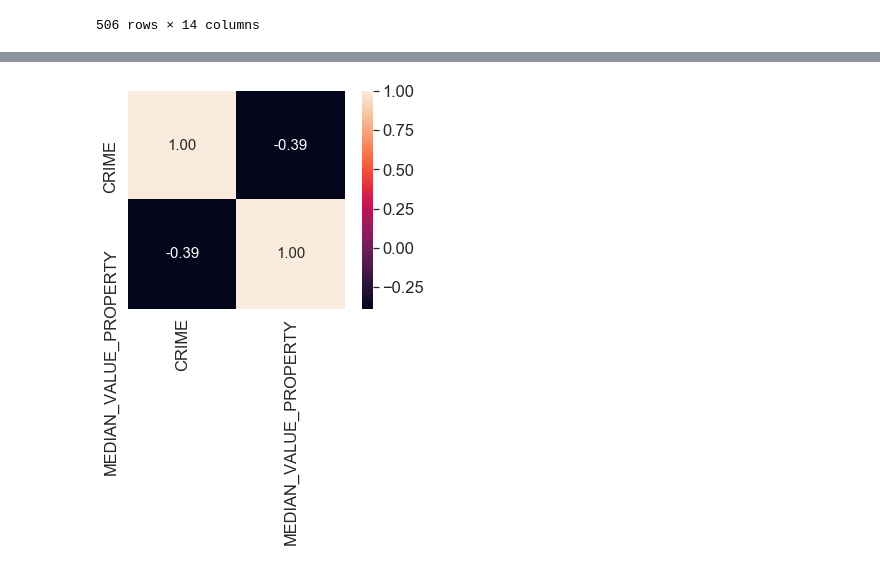
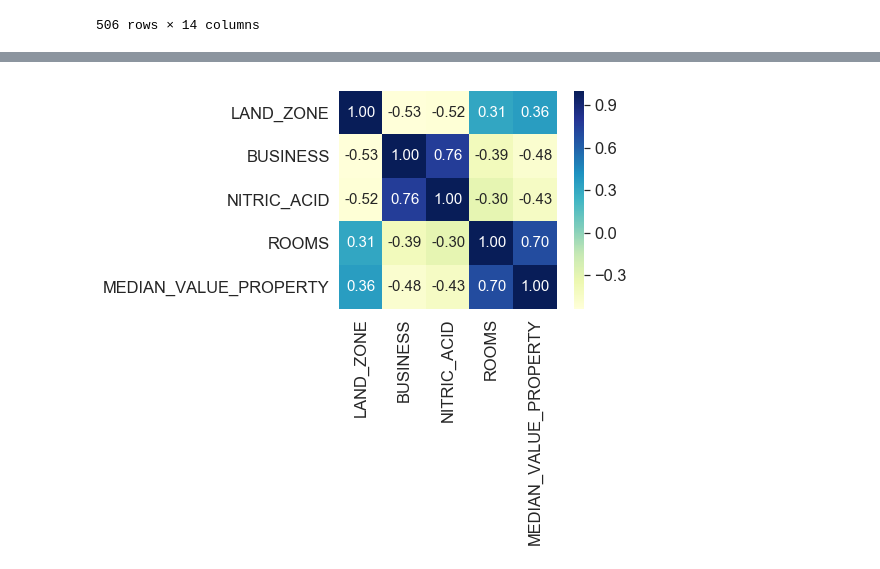
Before and after one commit to SedarOlmez94/coursework_2_LIDA, a Jupyter notebook: Linear regression.ipynb, the cells around one changed output, grey strips where cells are left out. Cells and saved outputs as stored; diff of their text form; code cells hidden in the pictures.

Commit message:
The heatmap is implemented, also the size was increase to make it more readable.

```diff
--- a/Linear regression.ipynb
+++ b/Linear regression.ipynb
@@ -105,16 +105,17 @@ plt.show()
 # %%
 # We will now create a correlation matrix to quantify linear relationships.
 '''
 We now use Numpy corrcoef function on the columns we used to create the
 seaborn scatterplot, we'll then use seaborns heatmap to plot the correlation
 matrix array.
 '''
 import numpy as np
+fig, ax = plt.subplots(figsize=(10,10))
 data = np.corrcoef(data_frame[columns_new].values.T)
 sea.set(font_scale = 1.5)
 heat_map = sea.heatmap(data, cbar = True, annot = True, square = True,
-                      fmt = '.2f', annot_kws = {'size' : 15}, yticklabels = columns,
-                      xticklabels = columns)
+                      fmt = '.2f', annot_kws = {'size' : 15}, yticklabels = columns_new,
+                      xticklabels = columns_new, cmap = "YlGnBu", linewidths=.5, ax=ax)
 plt.show()
 # %% [output]
-[figure, old version]
+[figure, new version]
```
Also changed, not shown: parts of 2 cells of this notebook.
